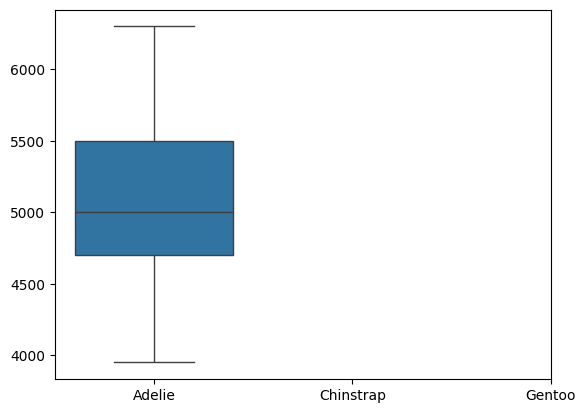
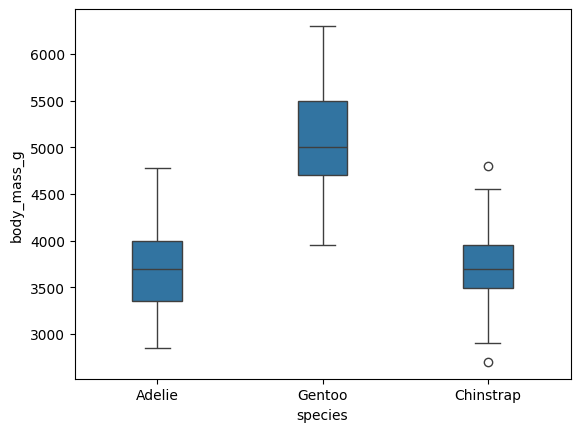
Code edit (unified diff) that turned the first committed figure into the second:
--- before
+++ after
@@ -5,5 +5,11 @@
 gen_bm = df[(df['species'] == 'Gentoo')]['body_mass_g']
 
-sns.boxplot(data= [ade_bm, chi_bm , gen_bm])
+new = df.groupby("species")["body_mass_g"].describe()
+print(new)
 
-plt.xticks([0, 1, 2], ['Adelie', 'Chinstrap', 'Gentoo'])
+
+#df.boxplot(by='species', column=['body_mass_g'], grid=False)
+
+sns.boxplot(x='species', y = 'body_mass_g', data= df, width= 0.3)
+plt.show()
+print()

Commit: updated the seaborn boxplot and added statistical information